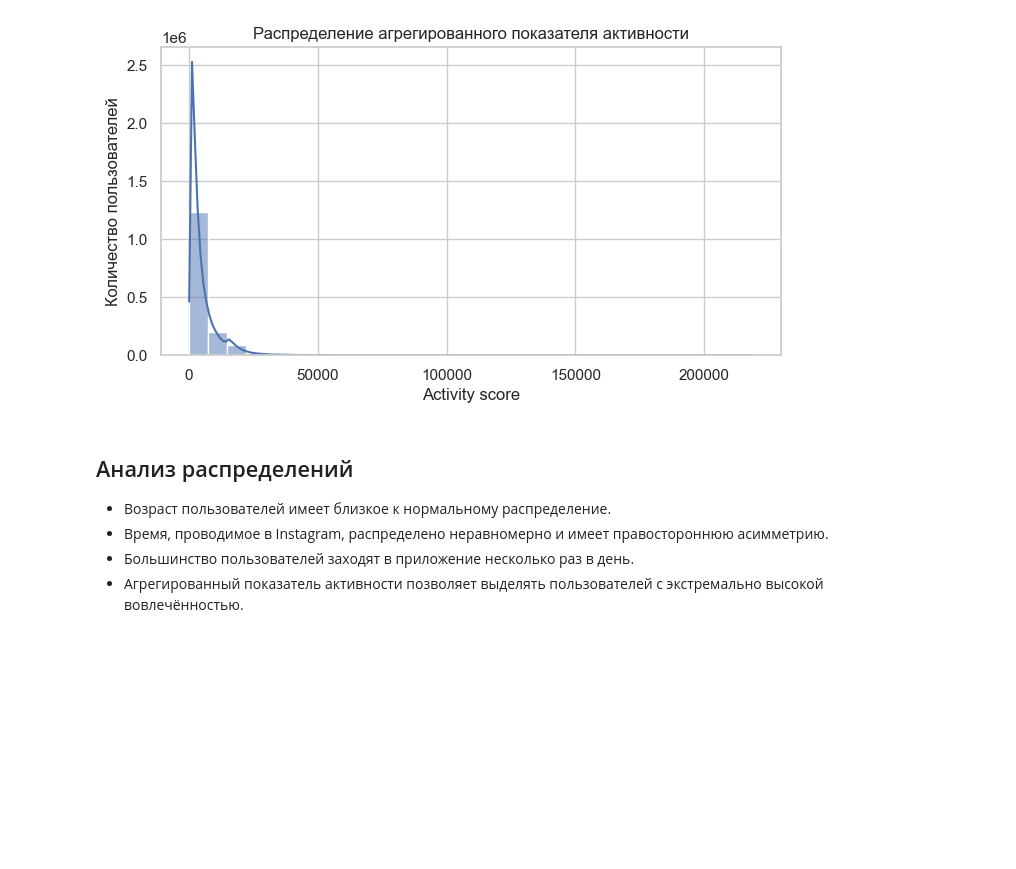
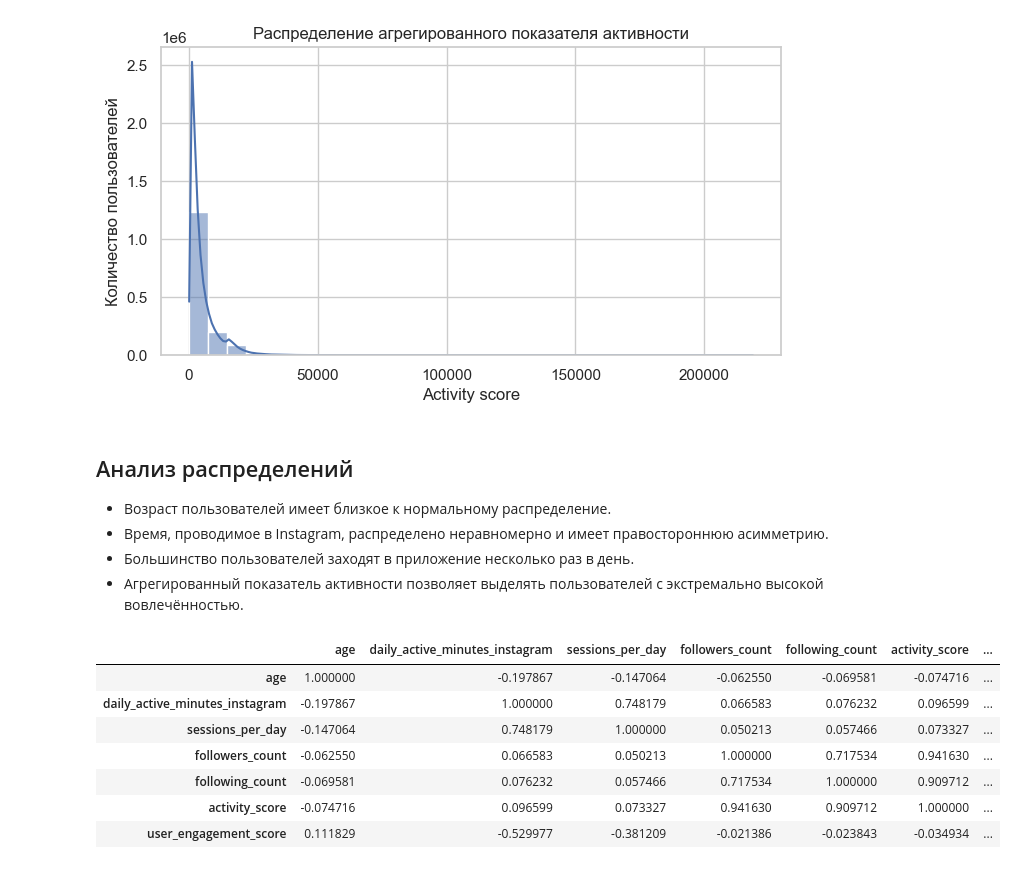
Before and after one commit to J4zzyflavor/data_engineering_instagram, a Jupyter notebook: experiments/eda.ipynb, the cells around one changed output. Saved outputs shown, nothing was run; the diff lists cells and outputs as text; code cells hidden in the pictures; blank space fills up the shorter version.

```diff
--- a/experiments/eda.ipynb
+++ b/experiments/eda.ipynb
@@ -122,3 +122,26 @@ plt.show()
 - Время, проводимое в Instagram, распределено неравномерно и имеет правостороннюю асимметрию.
 - Большинство пользователей заходят в приложение несколько раз в день.
 - Агрегированный показатель активности позволяет выделять пользователей с экстремально высокой вовлечённостью.
+# %%
+corr_columns = [
+    "age",
+    "daily_active_minutes_instagram",
+    "sessions_per_day",
+    "followers_count",
+    "following_count",
+    "activity_score",
+    "user_engagement_score",
+]
+
+corr_df = df[corr_columns].corr()
+
+corr_df
+# %% [output]
+|  | age | daily_active_minutes_instagram | sessions_per_day | followers_count | following_count | activity_score | ... |
+| age | 1.000000 | -0.197867 | -0.147064 | -0.062550 | -0.069581 | -0.074716 | ... |
+| daily_active_minutes_instagram | -0.197867 | 1.000000 | 0.748179 | 0.066583 | 0.076232 | 0.096599 | ... |
+| sessions_per_day | -0.147064 | 0.748179 | 1.000000 | 0.050213 | 0.057466 | 0.073327 | ... |
+| followers_count | -0.062550 | 0.066583 | 0.050213 | 1.000000 | 0.717534 | 0.941630 | ... |
+| following_count | -0.069581 | 0.076232 | 0.057466 | 0.717534 | 1.000000 | 0.909712 | ... |
+| activity_score | -0.074716 | 0.096599 | 0.073327 | 0.941630 | 0.909712 | 1.000000 | ... |
+| user_engagement_score | 0.111829 | -0.529977 | -0.381209 | -0.021386 | -0.023843 | -0.034934 | ... |
```
Also changed, not shown: parts of 2 cells of this notebook.
